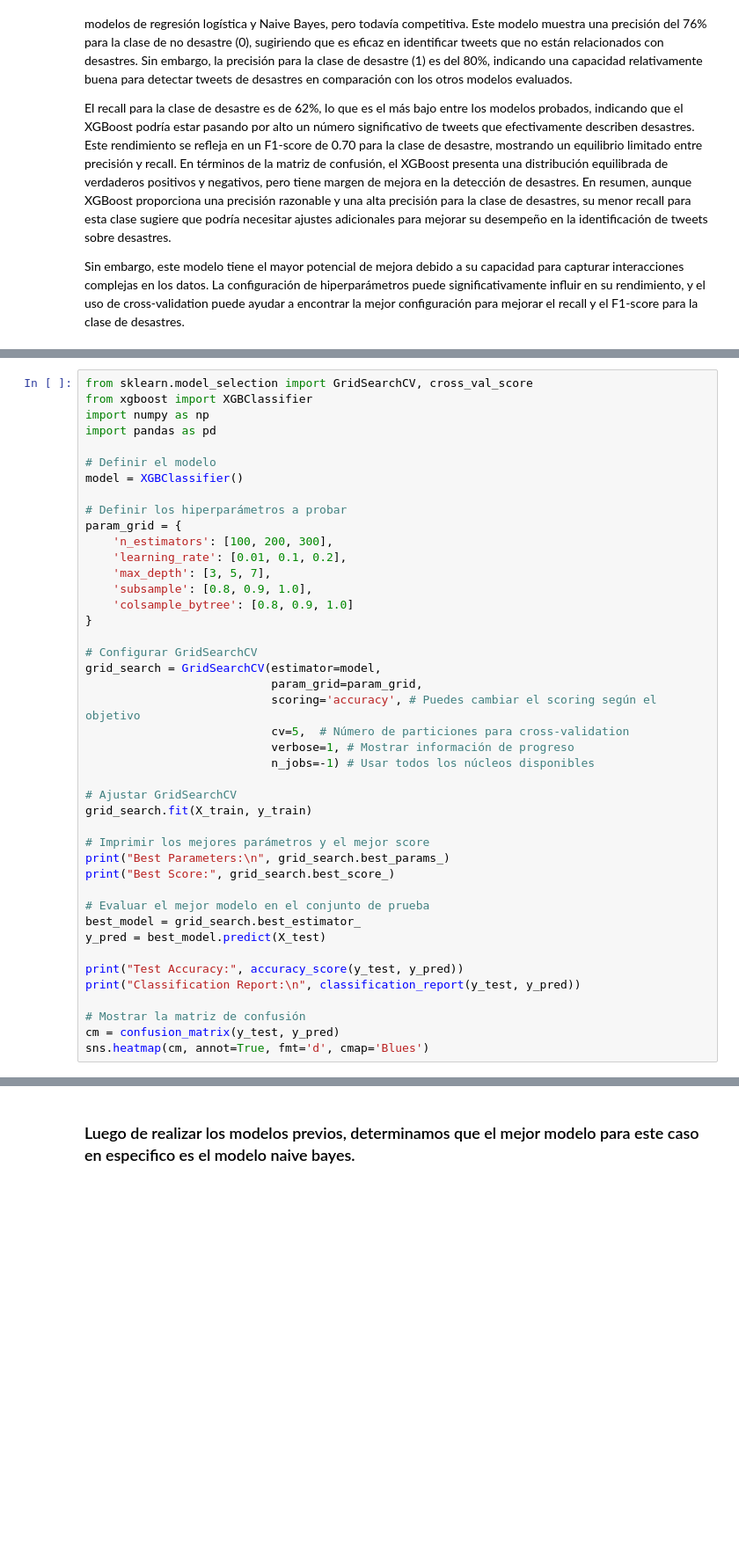
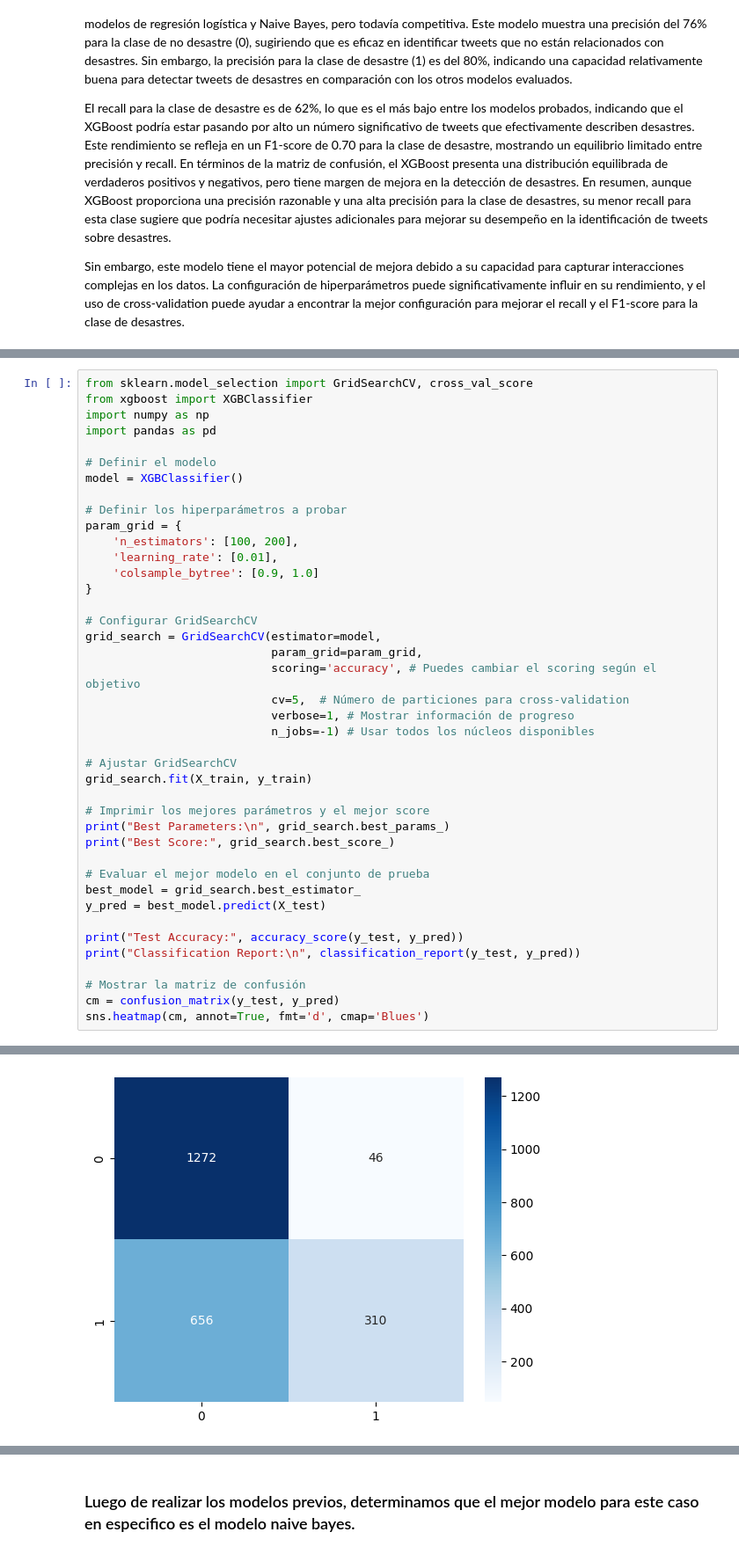
Before and after one commit to emiliosolanoo21/TextMining, a Jupyter notebook: textMining.ipynb, the cells around one changed output, grey strips where cells are left out. Shown: that part at 88% size. Saved outputs shown, nothing was run; the diff lists cells and outputs as text; blank space fills up the shorter version.

```diff
--- a/textMining.ipynb
+++ b/textMining.ipynb
@@ -391,11 +460,9 @@ model = XGBClassifier()
 
 # Definir los hiperparámetros a probar
 param_grid = {
-    'n_estimators': [100, 200, 300],
-    'learning_rate': [0.01, 0.1, 0.2],
-    'max_depth': [3, 5, 7],
-    'subsample': [0.8, 0.9, 1.0],
-    'colsample_bytree': [0.8, 0.9, 1.0]
+    'n_estimators': [100, 200],
+    'learning_rate': [0.01],
+    'colsample_bytree': [0.9, 1.0]
 }
 
 # Configurar GridSearchCV
@@ -423,3 +490,4 @@ print("Classification Report:\n", classification_report(y_test, y_pred))
 # Mostrar la matriz de confusión
 cm = confusion_matrix(y_test, y_pred)
 sns.heatmap(cm, annot=True, fmt='d', cmap='Blues')
+# %% [output]
@@ -426,3 +509,4 @@ sns.heatmap(cm, annot=True, fmt='d', cmap='Blues')
+[figure, added]
 # %%
 import numpy as np
 import pandas as pd
```
Also changed, not shown: parts of 12 cells of this notebook.
